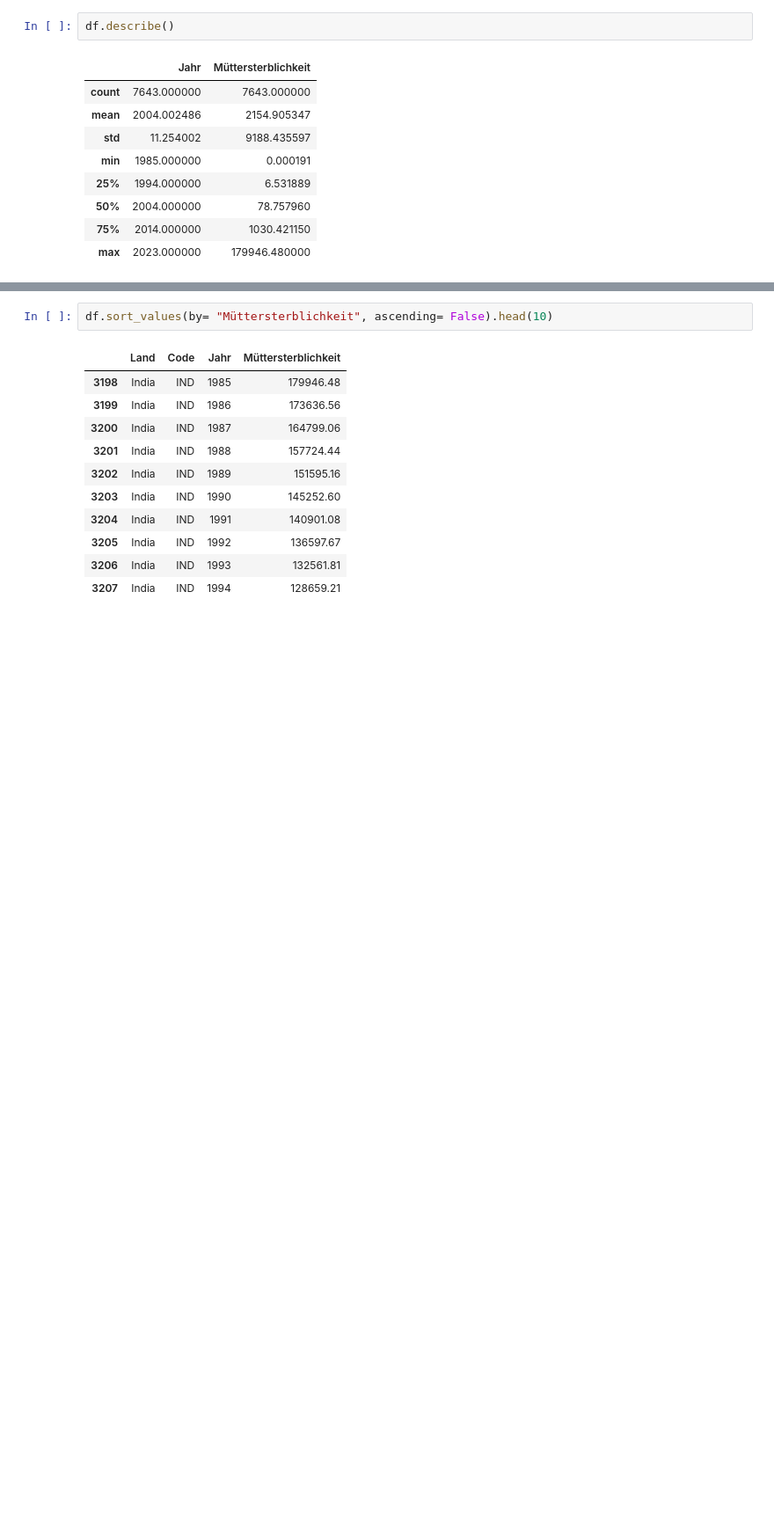
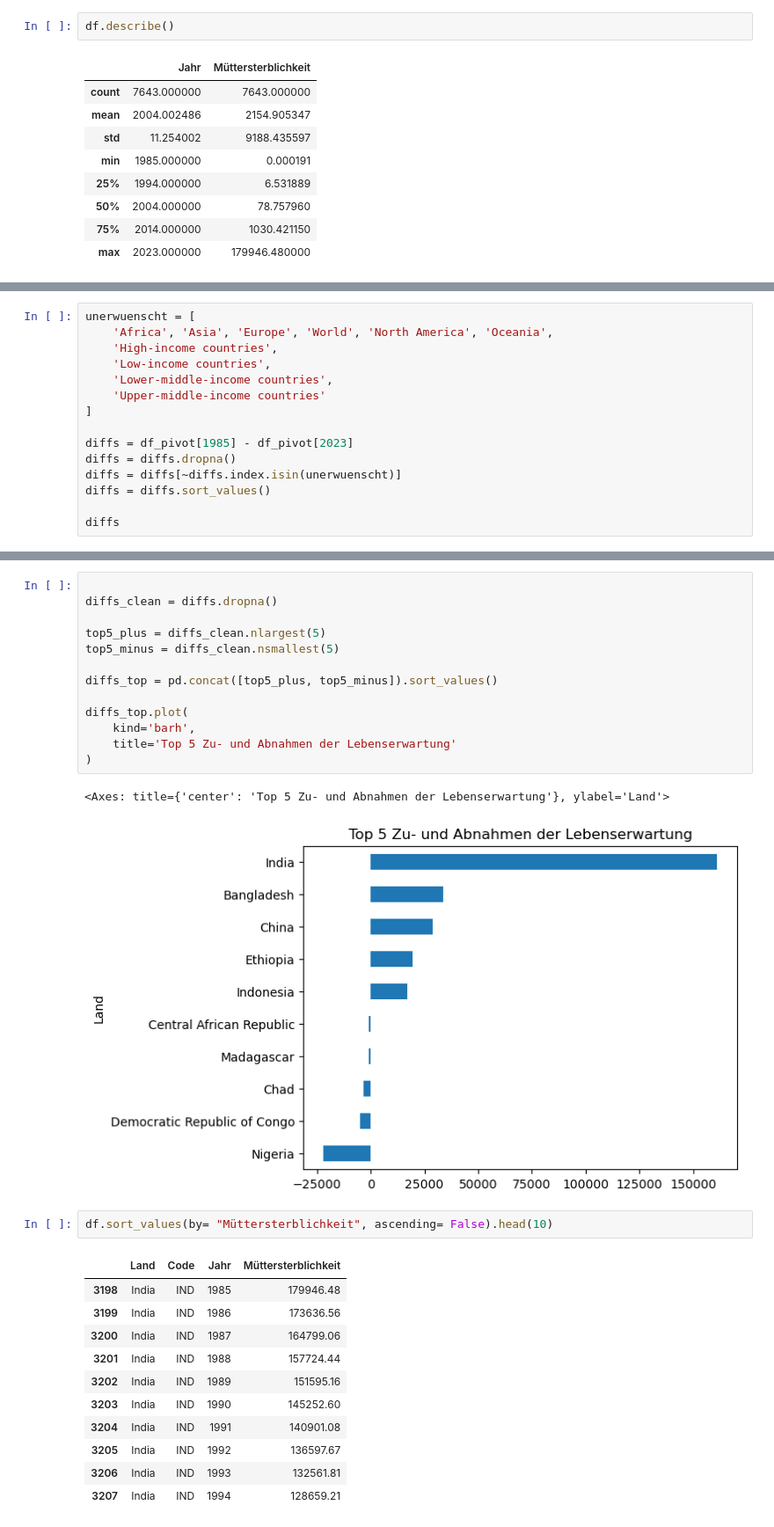
Before and after one commit to Ramona000/Python-LN, a Jupyter notebook: Grundgerüst_Leistungsnachweis.ipynb, the cells around one changed output, grey strips where cells are left out. Shown at 88% size. Drawn from its saved outputs; the diff is of its cells as text; blank space fills up the shorter version.

```diff
--- a/Grundgerüst_Leistungsnachweis.ipynb
+++ b/Grundgerüst_Leistungsnachweis.ipynb
@@ -237,0 +243,15 @@ Beim Histogramm Ausreiser anschauen (Welches Land, wiso so hoch?, was ist zweit
+# %%
+unerwuenscht = [
+    'Africa', 'Asia', 'Europe', 'World', 'North America', 'Oceania',
+    'High-income countries',
+    'Low-income countries',
+    'Lower-middle-income countries',
+    'Upper-middle-income countries'
+]
+
+diffs = df_pivot[1985] - df_pivot[2023]
+diffs = diffs.dropna()
+diffs = diffs[~diffs.index.isin(unerwuenscht)]
+diffs = diffs.sort_values()
+
+diffs
@@ -238,3 +272,19 @@ Beim Histogramm Ausreiser anschauen (Welches Land, wiso so hoch?, was ist zweit
+# %%
+
+diffs_clean = diffs.dropna()
+
+top5_plus = diffs_clean.nlargest(5)
+top5_minus = diffs_clean.nsmallest(5)
+
+diffs_top = pd.concat([top5_plus, top5_minus]).sort_values()
+
+diffs_top.plot(
+    kind='barh',
+    title='Top 5 Zu- und Abnahmen der Lebenserwartung'
+)
+# %% [output]
+<Axes: title={'center': 'Top 5 Zu- und Abnahmen der Lebenserwartung'}, ylabel='Land'>
+[figure, added]
 # %%
 df.sort_values(by= "Müttersterblichkeit", ascending= False).head(10)
 # %% [output]
```
Also changed, not shown: parts of 9 cells of this notebook.
